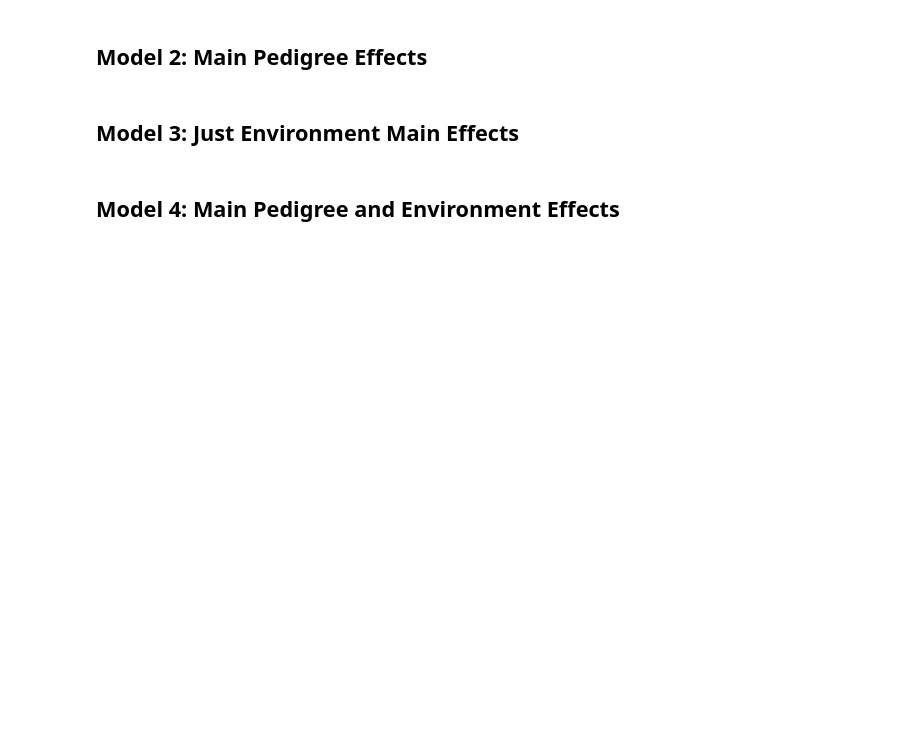
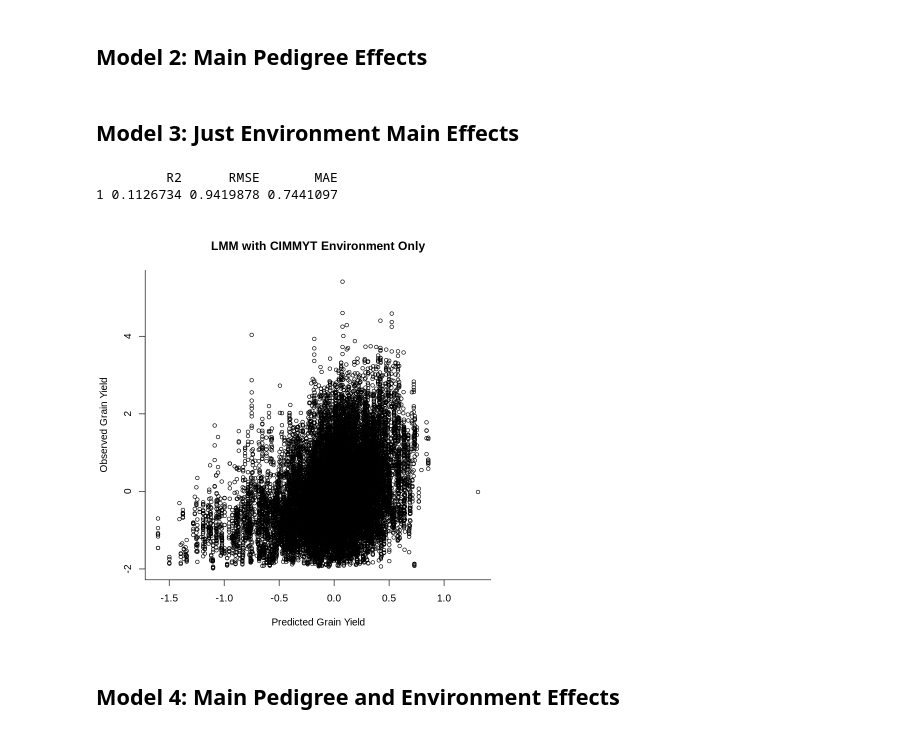
Before and after one commit to AaronScherf/gxe-gee-lmm, a Jupyter notebook: gxe_lmm_r.ipynb, the cells around one changed output. Cells and saved outputs as stored; diff of their text form; code cells hidden in the pictures; blank space fills up the shorter version.

```diff
--- a/gxe_lmm_r.ipynb
+++ b/gxe_lmm_r.ipynb
@@ -287,32 +319,40 @@ ETA = list(PED=list(X=Z_star,model='BRR'))
 fm2 = BGLR(y=y_train_na,ETA=ETA,saveAt='M2_',nIter=2000,burnIn=500)
 # %%
 predictions_2 = fm2$yHat[-seq_len(train_rows)]
-test_values = y$GRAIN_YIELD[-seq_len(train_rows)]
+test_values = y_build$GRAIN_YIELD[-seq_len(train_rows)]
 R2 = R2(predictions_2, test_values)
 RMSE = RMSE(predictions_2, test_values)
 MAE = MAE(predictions_2, test_values)
 model2_scores = data.frame(R2, RMSE, MAE)
 print(model2_scores)
-plot(test_values,predictions_2)
+plot(,predictions_2)
 # %% [markdown]
 ## Model 3: Just Environment Main Effects
 # %%
-W_CIMMYT_div = W_CIMMYT/sqrt(ncol(W_CIMMYT))
+W_CIMMYT_div = W_CIMMYT_build/sqrt(ncol(W_CIMMYT_build))
 # %%
 # Model 3 with just EC - CIMMYT
-ETA = list(EC=list(X=W_CIMMYT_div,model='BRR'))
+ETA = list(EC=list(X=W_CIMMYT_div,model='FIXED'))
 # %%
-fm3_ec_CIMMYT = BGLR(y=y_train_na,ETA=ETA,saveAt='M3_',nIter=2000,burnIn=500)
+fm3_ec_CIMMYT = BGLR(y=y_train_na,ETA=ETA,saveAt='M3_',nIter=3000,burnIn=100)
 # %%
 predictions_3_CIMMYT = fm3_ec_CIMMYT$yHat[-seq_len(train_rows)]
-test_values = y$GRAIN_YIELD[-seq_len(train_rows)]
+test_values = y_build$GRAIN_YIELD[-seq_len(train_rows)]
 R2 = R2(predictions_3_CIMMYT, test_values)
 corr = cor(predictions_3_CIMMYT, test_values)
 RMSE = RMSE(predictions_3_CIMMYT, test_values)
 MAE = MAE(predictions_3_CIMMYT, test_values)
 model3_CIMMYT_scores = data.frame(R2, RMSE, MAE)
 print(model3_CIMMYT_scores)
-plot(test_values,predictions_3_CIMMYT)
+plot(predictions_3_CIMMYT[predictions_3_CIMMYT<5],test_values[predictions_3_CIMMYT<5],
+     ylab="Observed Grain Yield",
+    xlab='Predicted Grain Yield',
+     main="LMM with CIMMYT Environment Only",
+     cex=0.8,bty="L")
+# %% [output]
+         R2      RMSE       MAE
+1 0.1126734 0.9419878 0.7441097
+[figure, added]
 # %%
 W_gee_sample_div = W_gee_sample/sqrt(ncol(W_gee_sample))
 # %%
```
Also changed, not shown: parts of 57 cells of this notebook.
